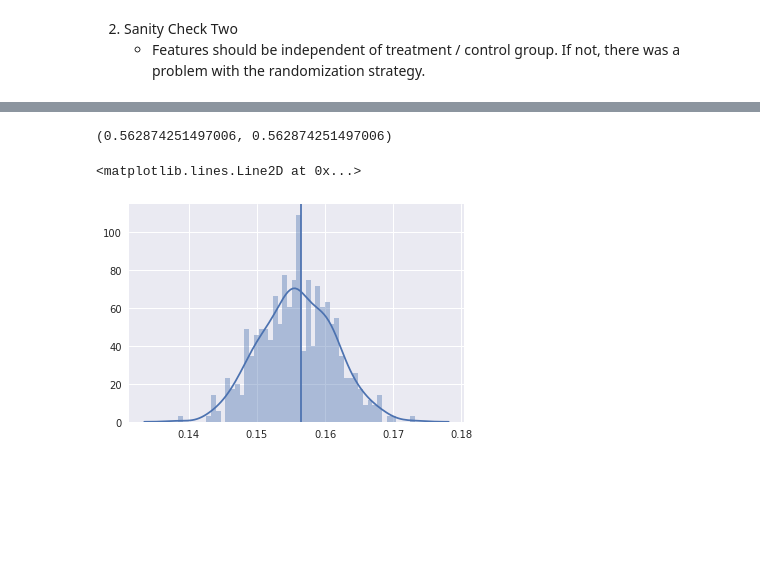
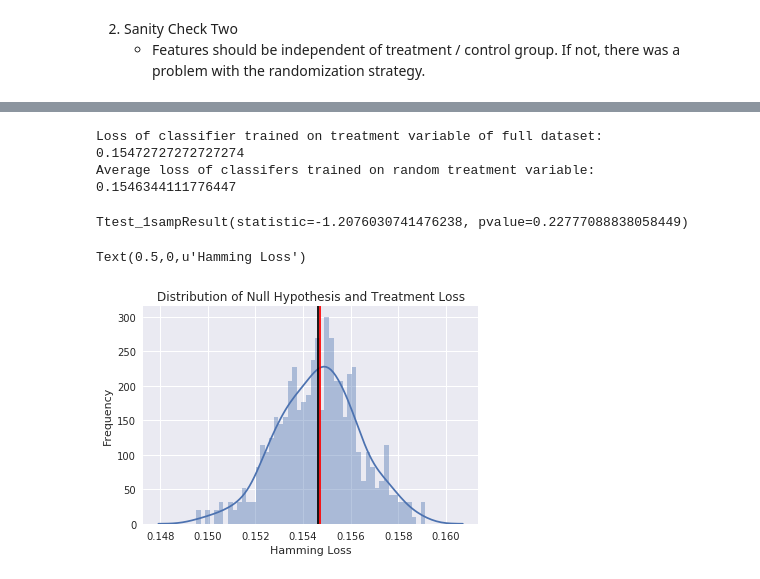
Before and after one commit to cloud36/uplift_modeling_criteo, a Jupyter notebook: eda_notebooks/EDA_cb.ipynb, the cells around one changed output, grey strips where cells are left out. Cells and saved outputs as stored; diff of their text form; code cells hidden in the pictures; blank space fills up the shorter version.

```diff
--- a/eda_notebooks/EDA_cb.ipynb
+++ b/eda_notebooks/EDA_cb.ipynb
@@ -146,7 +140,3 @@ for b in range(500+1):
 
 pc = stats.percentileofscore(sorted(bs_losses), emp_loss) / 100.
 pvalue = pc if pc < y_bar else 1 - pc
-# %%
-print(pc, pvalue)
-# %% [output]
-(0.562874251497006, 0.562874251497006)
@@ -156,6 +143,24 @@ import seaborn as sns
-# %%
-sns.distplot(bs_losses, bins=50)
-plt.axvline(emp_loss)
-# %% [output]
-<matplotlib.lines.Line2D at 0x...>
-[figure, removed]
+# %%
+print("Loss of classifier trained on treatment variable of full dataset: %s" % emp_loss)
+print("Average loss of classifers trained on random treatment variable: %s" % (np.mean(bs_losses)))
+# %% [output]
+Loss of classifier trained on treatment variable of full dataset: 0.15472727272727274
+Average loss of classifers trained on random treatment variable: 0.1546344111776447
+# %%
+stats.ttest_1samp(bs_losses, emp_loss)
+# %% [output]
+Ttest_1sampResult(statistic=-1.2076030741476238, pvalue=0.22777088838058449)
+# %%
+import matplotlib.pyplot as plt
+import seaborn as sns
+
+sns.distplot(bs_losses, bins=50)
+plt.axvline(emp_loss, color='r')
+# plt.text(emp_loss+.1,0,'Treatment loss',rotation=90)
+plt.axvline(np.mean(bs_losses), color='black')
+plt.title("Distribution of Null Hypothesis and Treatment Loss")
+plt.ylabel("Frequency")
+plt.xlabel("Hamming Loss")
+# %% [output]
+Text(0.5,0,u'Hamming Loss')
+[figure, added]
```
Also changed, not shown: parts of 8 cells of this notebook, 2 other files.
